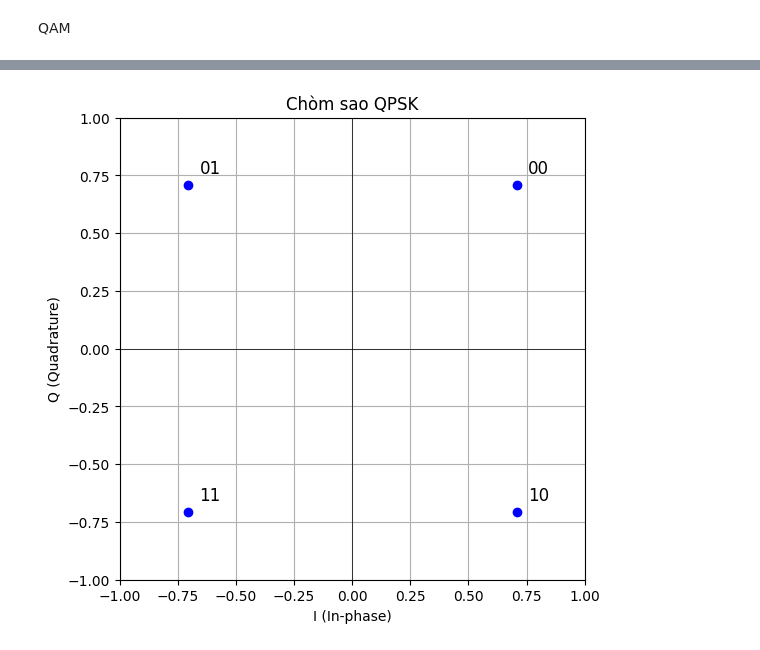
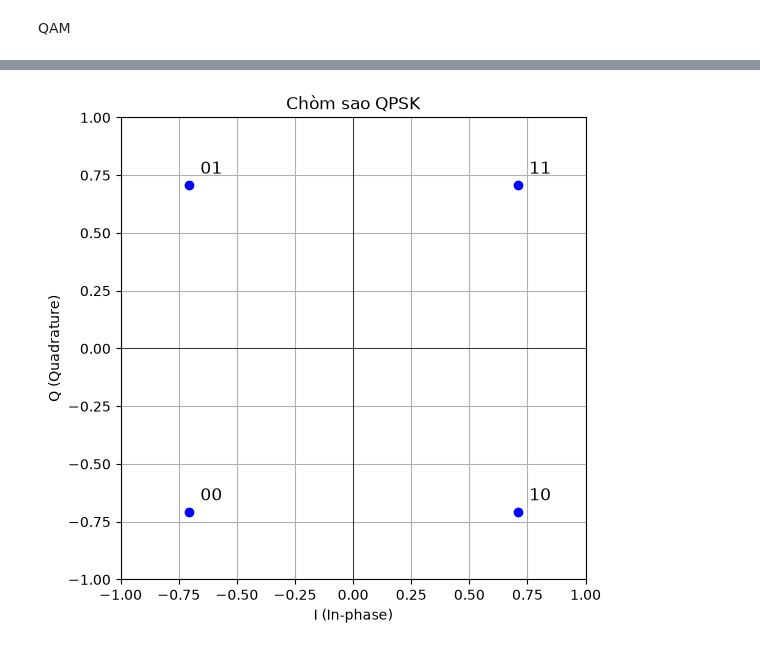
Before and after one commit to TriLe1016/Wireless_channel-, a Jupyter notebook: Wireless_channel/main.ipynb, the cells around one changed output, grey strips where cells are left out. Cells and saved outputs as stored; diff of their text form; code cells hidden in the pictures.

```diff
--- a/Wireless_channel/main.ipynb
+++ b/Wireless_channel/main.ipynb
@@ -845,36 +226,22 @@ if __name__ == "__main__":
 # %%
-import matplotlib.pyplot as plt
+# Chòm sao QPSK lấy trực tiếp từ class QPSK: bit đầu -> dấu I, bit sau -> dấu Q
+qpsk = QPSK()
+labels = ['00', '01', '10', '11']
+points = qpsk.modulate(np.array([[int(b) for b in lb] for lb in labels]))
 
-# ==============================
-# Điểm chòm sao QPSK
-# ==============================
-points = {
-    '00': (1, 1),
-    '01': (-1, 1),
-    '11': (-1, -1),
-    '10': (1, -1)
-}
-
-# Chuẩn hóa công suất (unit power)
-for k in points:
-    points[k] = (points[k][0]/2**0.5, points[k][1]/2**0.5)
-
-# ==============================
-# Vẽ chòm sao
-# ==============================
-plt.figure(figsize=(6,6))
-for label, (I, Q) in points.items():
-    plt.plot(I, Q, 'bo')
-    plt.text(I+0.05, Q+0.05, label, fontsize=12)
+plt.figure(figsize=(6, 6))
+for label, p in zip(labels, points):
+    plt.plot(p.real, p.imag, 'bo')
+    plt.text(p.real + 0.05, p.imag + 0.05, label, fontsize=12)
 
 plt.axhline(0, color='k', linewidth=0.5)
 plt.axvline(0, color='k', linewidth=0.5)
 plt.grid(True)
 plt.title('Chòm sao QPSK')
 plt.xlabel('I (In-phase)')
 plt.ylabel('Q (Quadrature)')
 plt.xlim(-1, 1)
 plt.ylim(-1, 1)
 plt.show()
 # %% [output]
-[figure, old version]
+[figure, new version]
```
Also changed, not shown: parts of 15 cells of this notebook, 14 other files.
